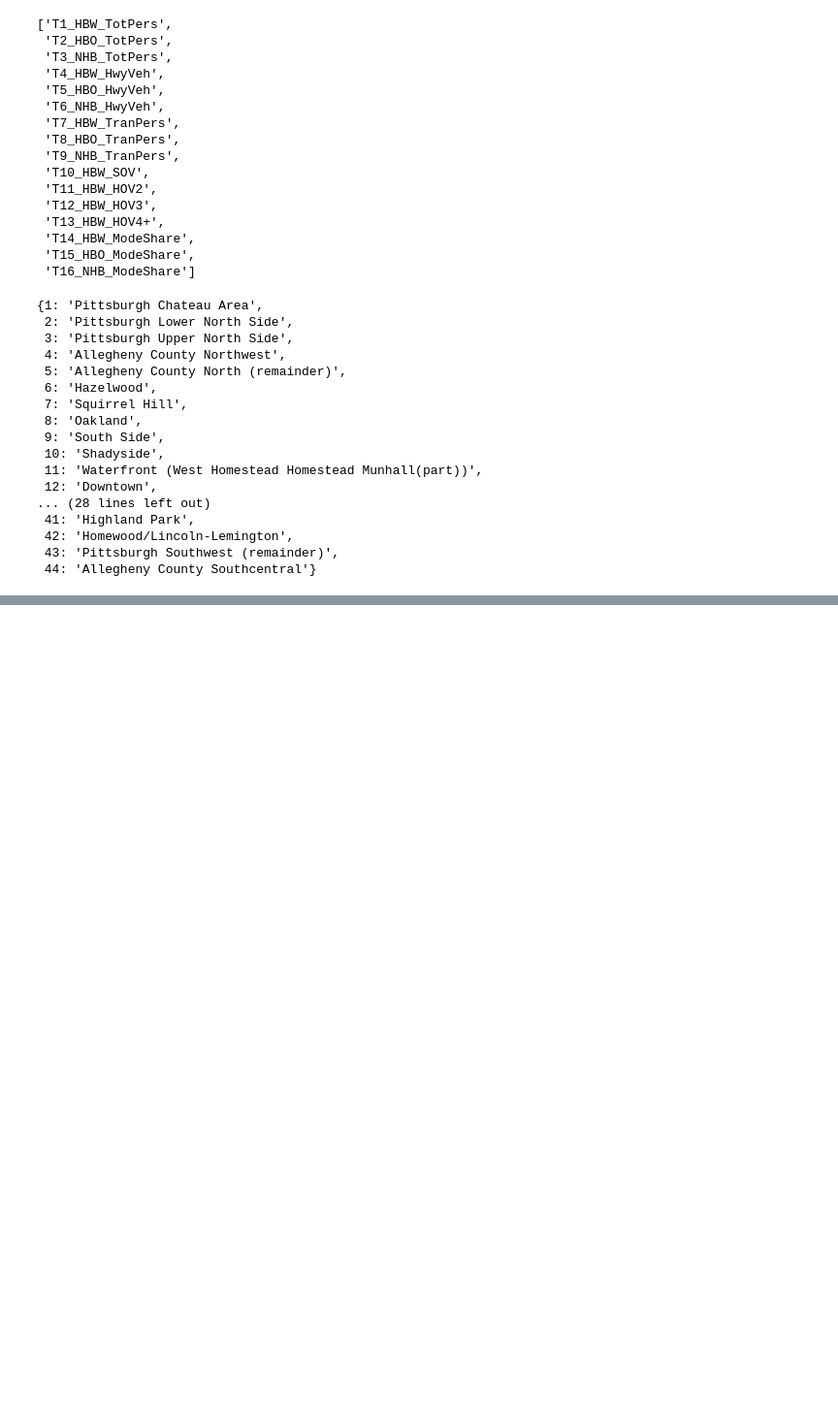
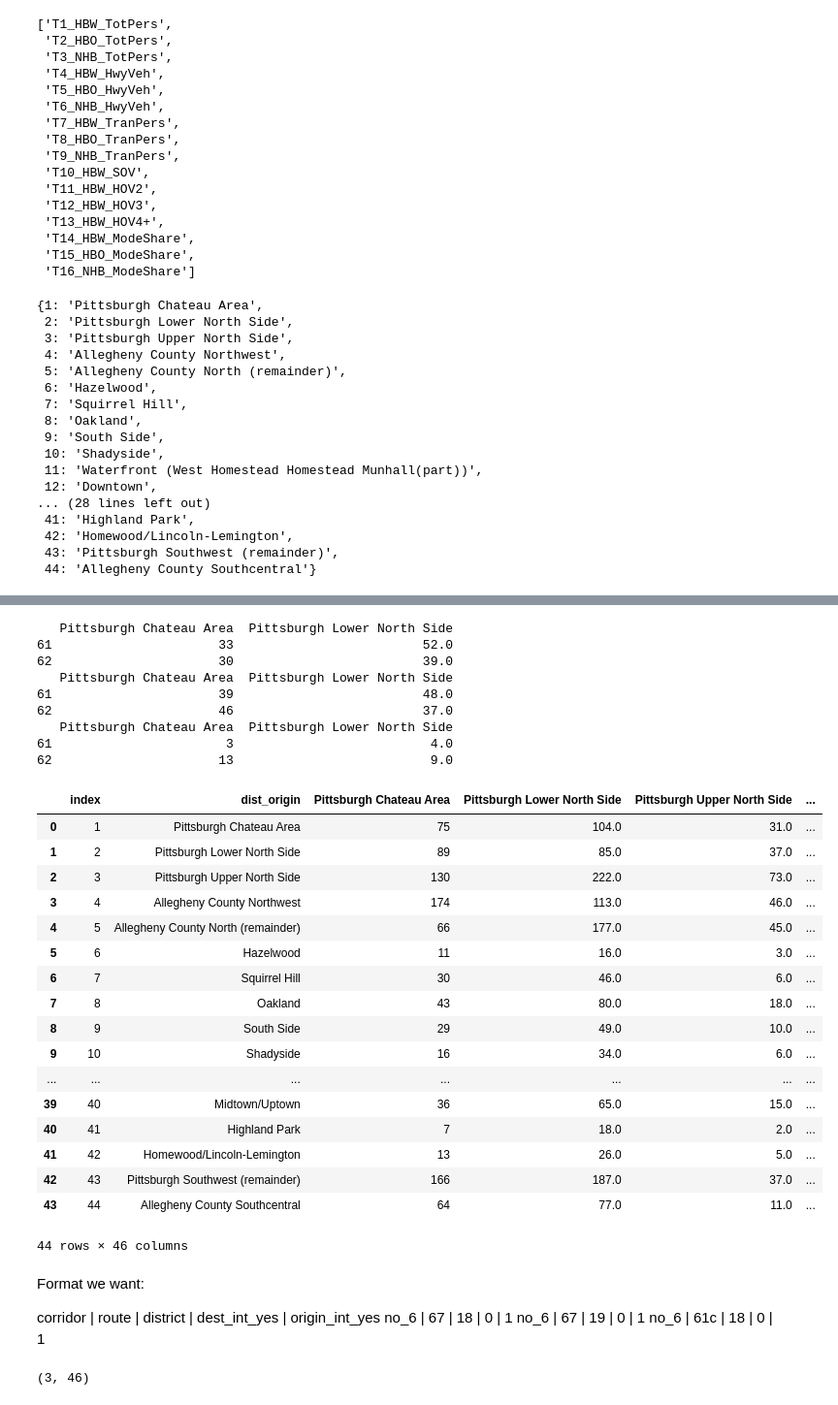
Before and after one commit to MattSamach/PPT_East_Busway, a Jupyter notebook: Notebooks/SPC_Trips.ipynb, the cells around one changed output, grey strips where cells are left out. Shown at 97% size. Drawn from its saved outputs; the diff is of its cells as text; code cells hidden in the pictures; blank space fills up the shorter version.

```diff
--- a/Notebooks/SPC_Trips.ipynb
+++ b/Notebooks/SPC_Trips.ipynb
@@ -78,4 +58,10 @@ def extract_tab(excel, sheet_name):
     sub_df = sheet_df.iloc[5:49,4:48]
     sub_df.columns = dis_dict.values()
     return(sub_df)
+# %%
+def extract_tab_2045(excel, sheet_name):
+    sheet_df = pd.read_excel(excel, sheet_name)
+    sub_df = sheet_df.iloc[61:105,4:48]
+    sub_df.columns = dis_dict.values()
+    return(sub_df)
 # %%
@@ -128,0 +69,2 @@ trans_all
+# %%
+spc_df_dict_2045 = {sheet_name: extract_tab_2045(spcxls, sheet_name) for sheet_name in spcxls.sheet_names}
@@ -128,0 +117,38 @@ trans_all
+# %%
+trans_2045_all = combo_tab(spc_df_dict_2045, trans_list, dis_dict, 60)
+trans_2045_all
+# %% [output]
+   Pittsburgh Chateau Area  Pittsburgh Lower North Side
+61                      33                         52.0
+62                      30                         39.0
+   Pittsburgh Chateau Area  Pittsburgh Lower North Side
+61                      39                         48.0
+62                      46                         37.0
+   Pittsburgh Chateau Area  Pittsburgh Lower North Side
+61                       3                          4.0
+62                      13                          9.0
+|  | index | dist_origin | Pittsburgh Chateau Area | Pittsburgh Lower North Side | Pittsburgh Upper North Side | ... |
+| 0 | 1 | Pittsburgh Chateau Area | 75 | 104.0 | 31.0 | ... |
+| 1 | 2 | Pittsburgh Lower North Side | 89 | 85.0 | 37.0 | ... |
+| 2 | 3 | Pittsburgh Upper North Side | 130 | 222.0 | 73.0 | ... |
+| 3 | 4 | Allegheny County Northwest | 174 | 113.0 | 46.0 | ... |
+| 4 | 5 | Allegheny County North (remainder) | 66 | 177.0 | 45.0 | ... |
+| 5 | 6 | Hazelwood | 11 | 16.0 | 3.0 | ... |
+| 6 | 7 | Squirrel Hill | 30 | 46.0 | 6.0 | ... |
+| 7 | 8 | Oakland | 43 | 80.0 | 18.0 | ... |
+| 8 | 9 | South Side | 29 | 49.0 | 10.0 | ... |
+| 9 | 10 | Shadyside | 16 | 34.0 | 6.0 | ... |
+| ... | ... | ... | ... | ... | ... | ... |
+| 39 | 40 | Midtown/Uptown | 36 | 65.0 | 15.0 | ... |
+| 40 | 41 | Highland Park | 7 | 18.0 | 2.0 | ... |
+| 41 | 42 | Homewood/Lincoln-Lemington | 13 | 26.0 | 5.0 | ... |
+| 42 | 43 | Pittsburgh Southwest (remainder) | 166 | 187.0 | 37.0 | ... |
+| 43 | 44 | Allegheny County Southcentral | 64 | 77.0 | 11.0 | ... |
+44 rows × 46 columns
+# %% [markdown]
+Format we want:
+
+corridor | route | district | dest_int_yes | origin_int_yes
+no_6 | 67 | 18 | 0 | 1
+no_6 | 67 | 19 | 0 | 1
+no_6 | 61c | 18 | 0 | 1
@@ -128,0 +158,7 @@ trans_all
+# %%
+corr_mon_brad_d = trans_2020_all.iloc[[x-1 for x in co_6_mon_brad],:]
+print(corr_mon_brad_d.shape)
+origin_df = corr_mon_brad_d.loc[:,(corr_mon_brad_d.sum(axis=0) != 0)]
+origin_df.to_csv('sum_of_dest.csv')
+# %% [output]
+(3, 46)
```
Also changed, not shown: parts of 25 cells of this notebook, 4 other files.
